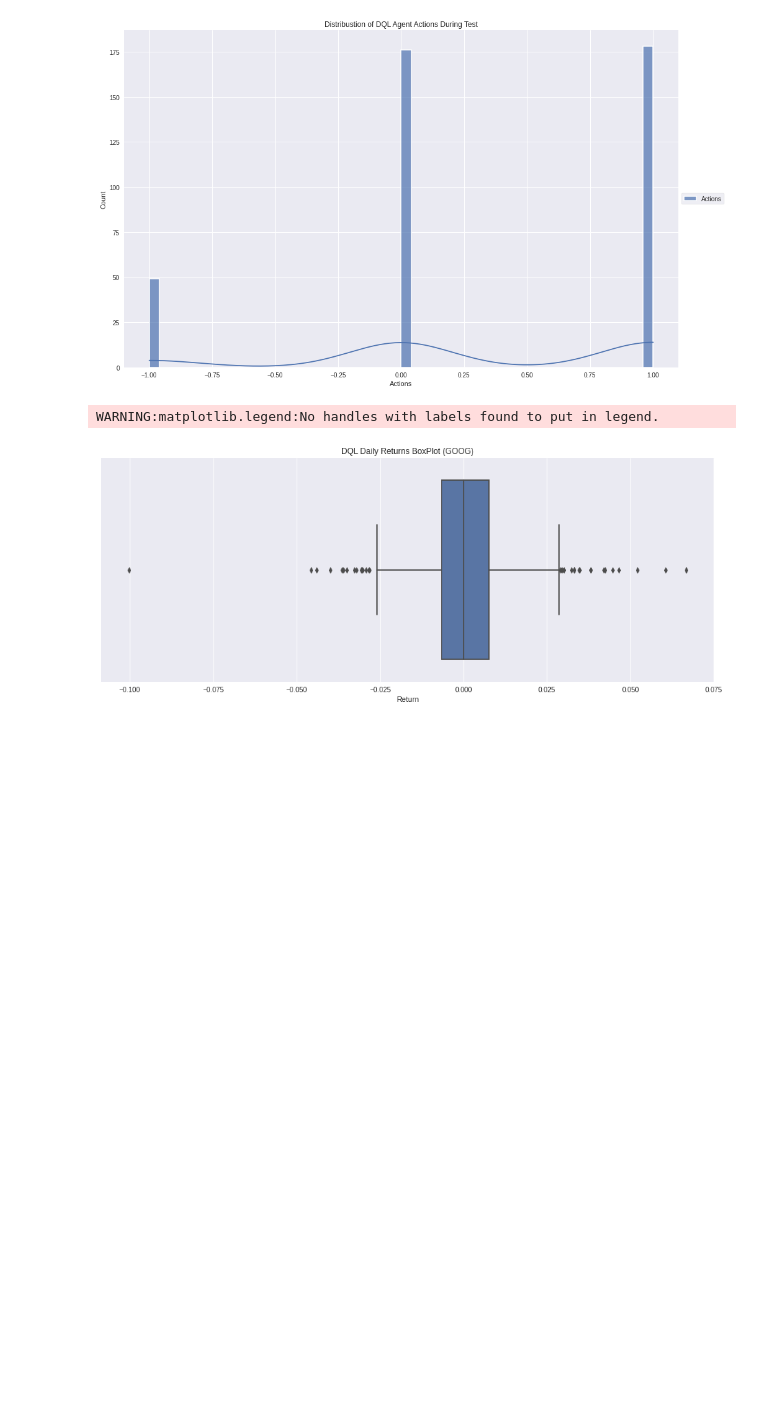
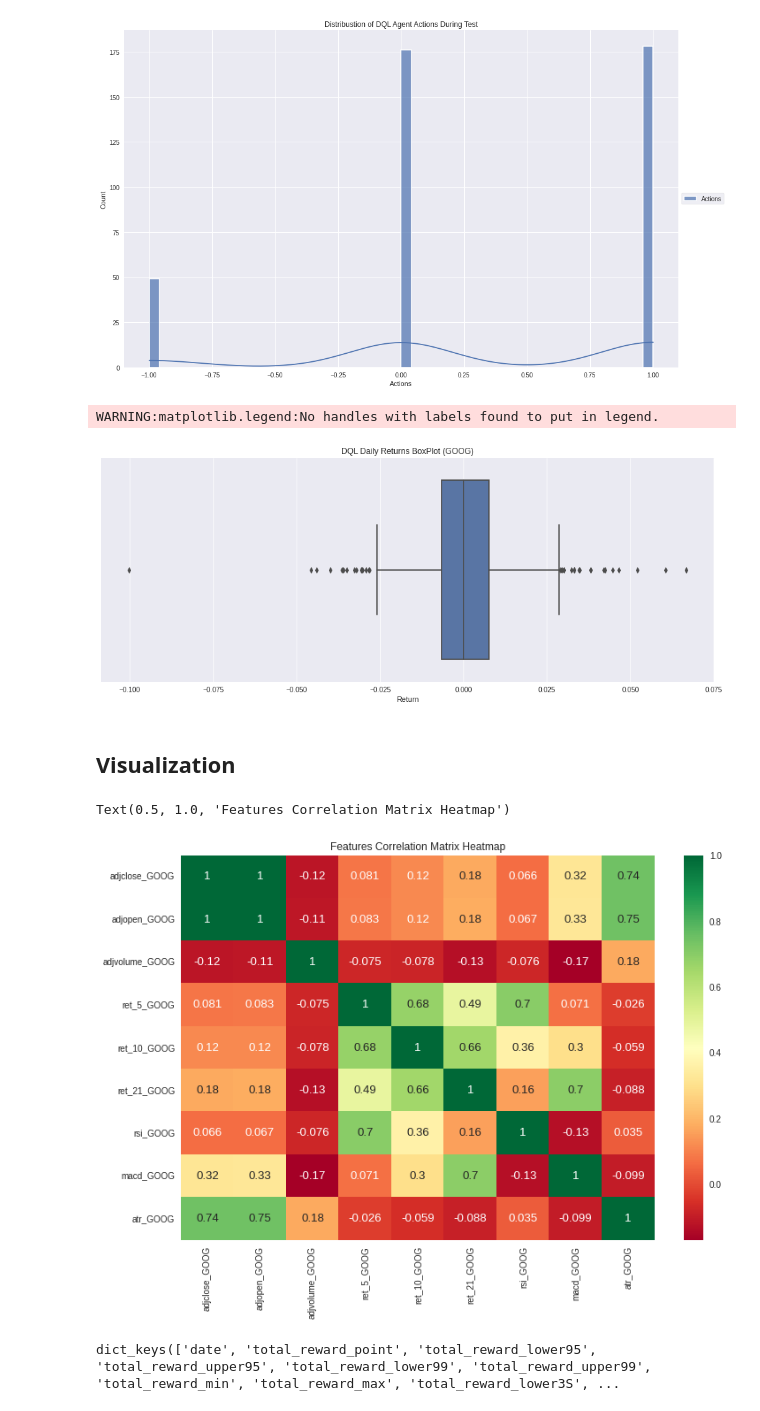
Before and after one commit to parveenxkashyap/deepRL-algorithmic-trading, a Jupyter notebook: notebook.ipynb, the cells around one changed output. Saved outputs shown, nothing was run; the diff lists cells and outputs as text; code cells hidden in the pictures; blank space fills up the shorter version.

Commit message:
visualization

```diff
--- a/notebook.ipynb
+++ b/notebook.ipynb
@@ -1529,3 +1529,5 @@ plt.legend(loc='center left', bbox_to_anchor=(1, 0.5));
 # %% [output]
 WARNING:matplotlib.legend:No handles with labels found to put in legend.
 [figure]
+# %% [markdown]
+## Visualization
@@ -1531,0 +1536,12 @@ WARNING:matplotlib.legend:No handles with labels found to put in legend.
+# %%
+plt.figure(figsize=(12,8))
+labels = df_train.drop(columns=["volume_GOOG"]).corr().values
+sns.heatmap(df_train.drop(columns=["volume_GOOG"]).corr(),annot=labels, cmap='RdYlGn')
+plt.title("Features Correlation Matrix Heatmap")
+# %% [output]
+Text(0.5, 1.0, 'Features Correlation Matrix Heatmap')
+[figure, added]
+# %%
+best_dqn_res.keys()
+# %% [output]
+dict_keys(['date', 'total_reward_point', 'total_reward_lower95', 'total_reward_upper95', 'total_reward_lower99', 'total_reward_upper99', 'total_reward_min', 'total_reward_max', 'total_reward_lower3S', ...
```
Also changed, not shown: parts of 11 cells of this notebook.
